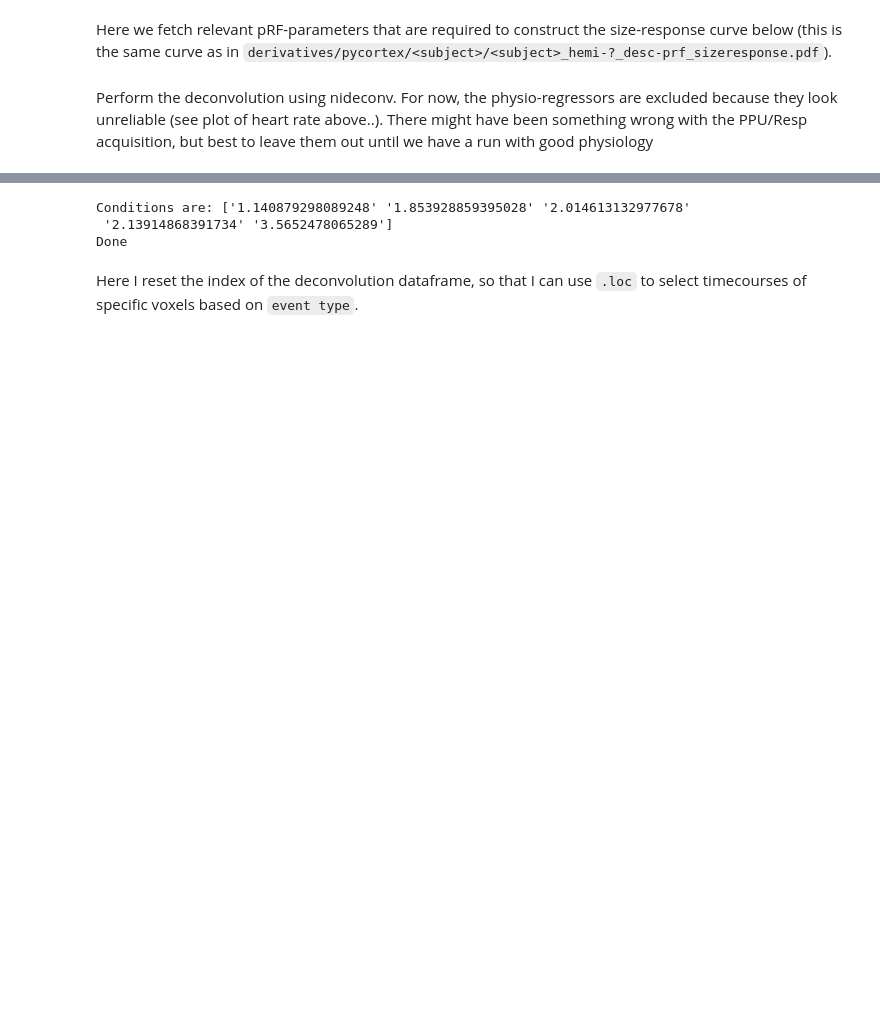
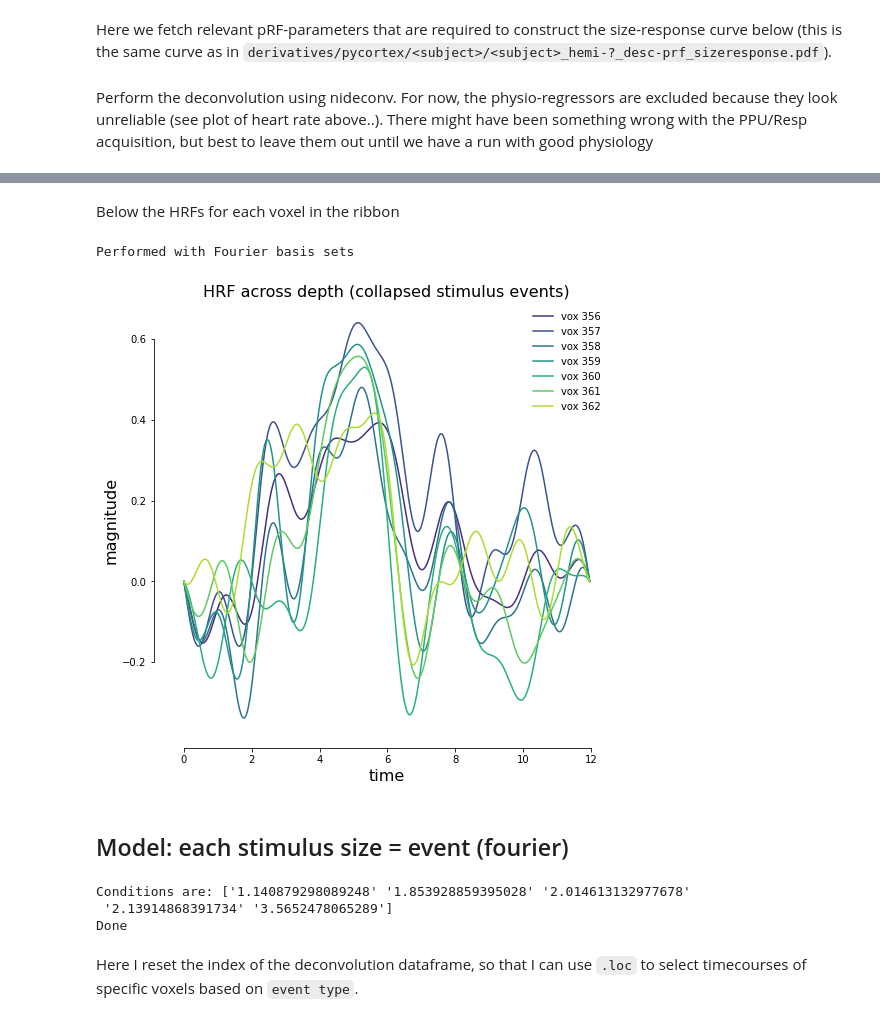
Before and after one commit to spinoza-centre/pRFline, a Jupyter notebook: notebooks/prf/exp_sizeresponse.ipynb, the cells around one changed output, grey strips where cells are left out. Saved outputs shown, nothing was run; the diff lists cells and outputs as text; code cells hidden in the pictures; blank space fills up the shorter version.

```diff
--- a/notebooks/prf/exp_sizeresponse.ipynb
+++ b/notebooks/prf/exp_sizeresponse.ipynb
@@ -223 +423,35 @@ Perform the deconvolution using nideconv. For now, the physio-regressors are exc
+# %% [markdown]
+Below the HRFs for each voxel in the ribbon
+# %%
+# try:
+df_fourier = fourier_model.get_conditionwise_timecourses()
+fourier = []
+ridge   = []
+for idx, ii in enumerate(range(*ribbon)):
+    tc_ridge = ridge_models[ii].get_timecourses().values
+    ridge.append(tc_ridge)
+
+    tc_fourier = df_fourier.loc['stim'][f'vox {ii}'].values
+    tc_fourier += abs(tc_fourier[0])
+    fourier.append(tc_fourier)
+
+labels = [f'vox {ii}' for ii in include_vox]
+utils.LazyPlot(fourier,
+                xx=time_axis,
+                figsize=(8,8),
+                x_label="time",
+                y_label="magnitude",
+                font_size=16,
+                title="HRF across depth (collapsed stimulus events)",
+                line_width=1.5,
+                labels=labels)
+
+print("Performed with Fourier basis sets")
+# except Exception:
+#     print("Run ridge regression first.")
+# %% [output]
+Performed with Fourier basis sets
+[figure, added]
+# %% [markdown]
+## Model: each stimulus size = event (fourier)
 # %%
```
Also changed, not shown: parts of 25 cells of this notebook, 1 other file.
